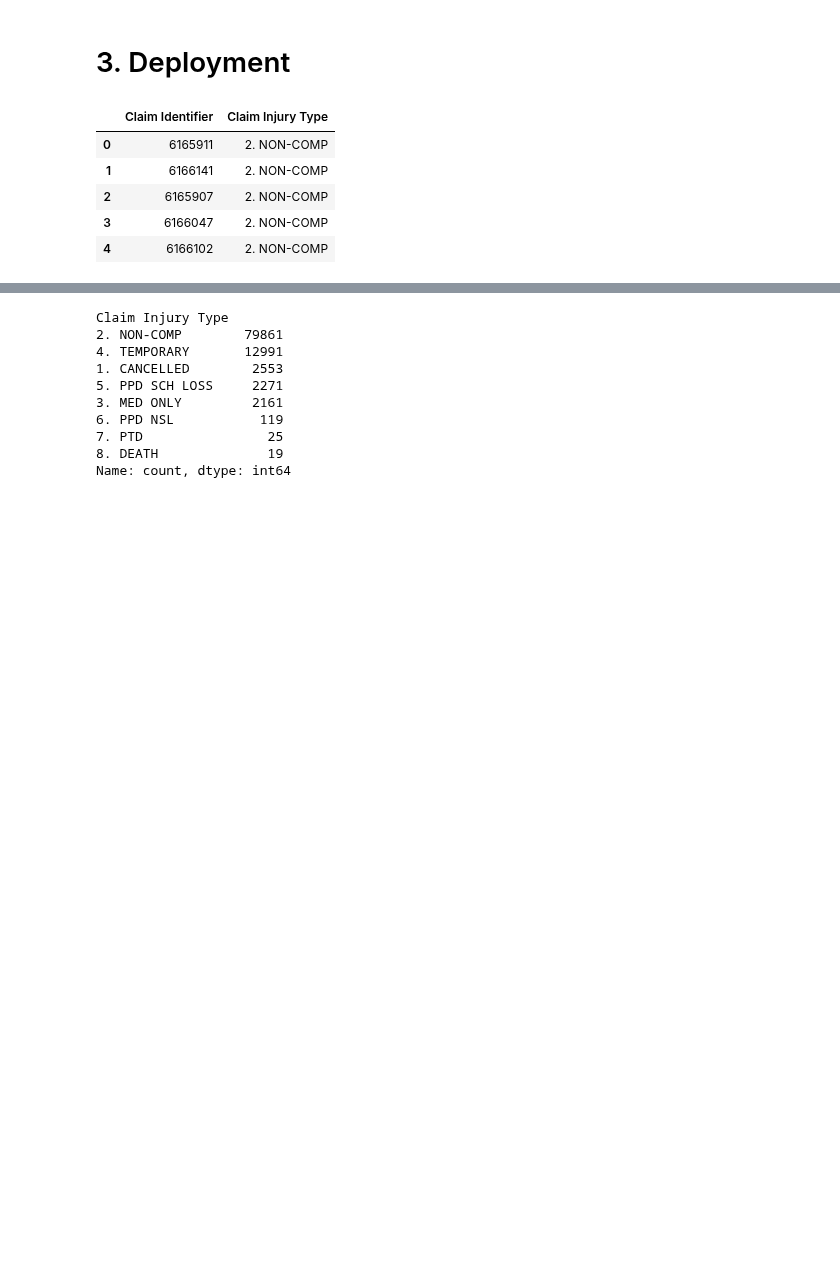
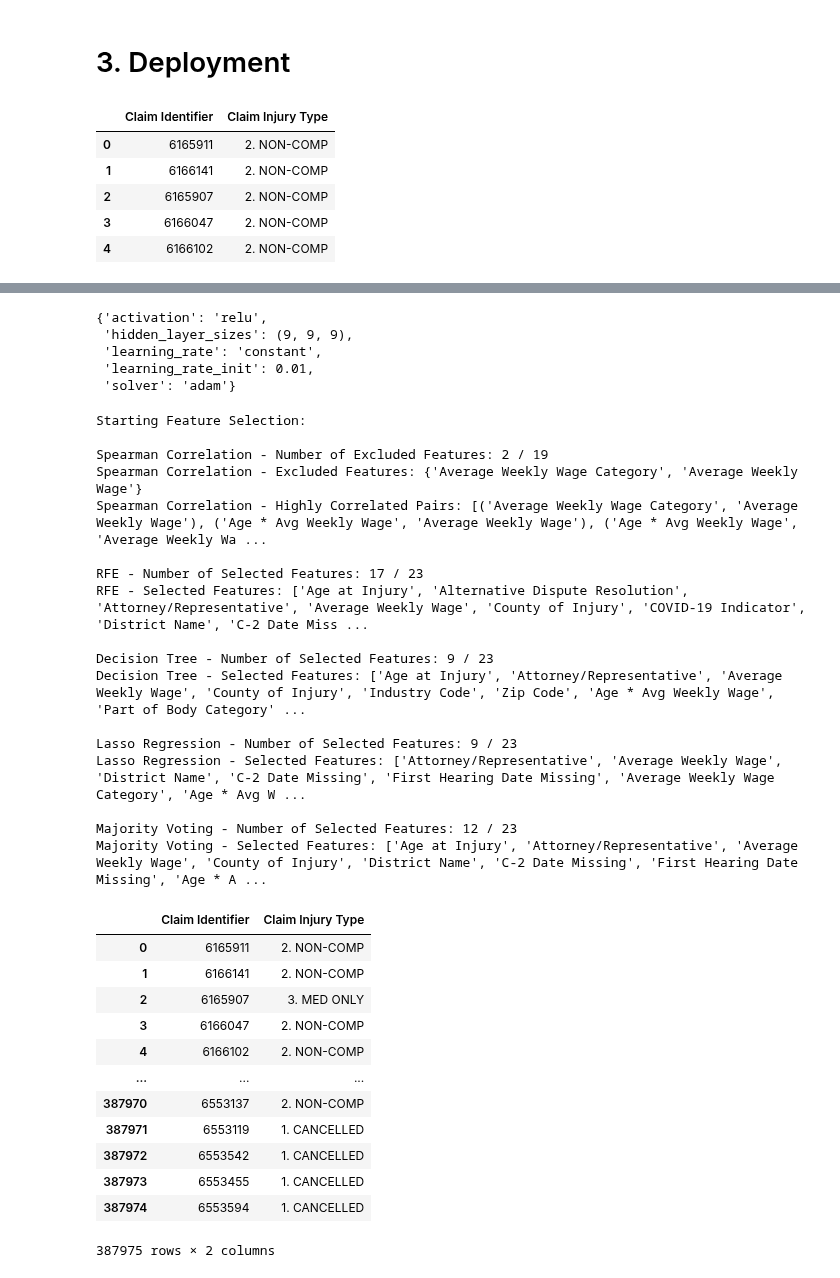
Before and after one commit to mgalao/machine-learning-project, a Jupyter notebook: project/main_notebooks/Group_38_Notebook2.ipynb, the cells around one changed output, grey strips where cells are left out. Cells and saved outputs as stored; diff of their text form; code cells hidden in the pictures; blank space fills up the shorter version.

```diff
--- a/project/main_notebooks/Group_38_Notebook2.ipynb
+++ b/project/main_notebooks/Group_38_Notebook2.ipynb
@@ -379,6 +403,6 @@ df_sample_submission.head()
 | 3 | 6166047 | 2. NON-COMP |
 | 4 | 6166102 | 2. NON-COMP |
 # %%
-# # Load results from cross-validation for best default models with optimized parameters (notebook "CV_OptimizedModels")
-# cv_dict_optimized_models = joblib.load('../results/cv_dict_optimized_models.pkl')
-# cv_df_optimized_models = joblib.load('../results/cv_df_optimized_models.pkl')
+# Load results from cross-validation for best default models with optimized parameters (notebook "CV_OptimizedModels")
+cv_dict_optimized_models = joblib.load('../results/cv_dict_optimized_models.pkl')
+cv_df_optimized_models = joblib.load('../results/cv_df_optimized_models.pkl')
@@ -391,4 +408,0 @@ df_test_sample = df_test.sample(n=100_000, random_state=42)
-# %%
-best_model = XGBClassifier()
-df_test, trained_model, cv_returns = final_predictions(df_sample, df_test_sample, best_model, feats_dict)
-df_test
@@ -426,13 +409,52 @@ Majority Voting - Selected Features: ['Age at Injury', 'Attorney/Representative'
-# %%
-df_test["Claim Injury Type"].value_counts()
-# %% [output]
-Claim Injury Type
-2. NON-COMP        79861
-4. TEMPORARY       12991
-1. CANCELLED        2553
-5. PPD SCH LOSS     2271
-3. MED ONLY         2161
-6. PPD NSL           119
-7. PTD                25
-8. DEATH              19
-Name: count, dtype: int64
+# %%
+cv_df_optimized_models.loc["NeuralNetworks", "Best Params"]
+# %% [output]
+{'activation': 'relu',
+ 'hidden_layer_sizes': (9, 9, 9),
+ 'learning_rate': 'constant',
+ 'learning_rate_init': 0.01,
+ 'solver': 'adam'}
+# %%
+# Extract the best hyperparameters for Neural Networks
+best_params = cv_df_optimized_models.loc["NeuralNetworks", "Best Params"]
+
+# Initialize the MLPClassifier
+best_model = MLPClassifier()
+
+# Set the parameters of the model
+best_model.set_params(**best_params)
+
+# Final predictions
+df_test, trained_model, cv_returns = final_predictions(df, df_test, best_model, feats_dict)
+df_test
+# %% [output]
+Starting Feature Selection:
+
+Spearman Correlation - Number of Excluded Features: 2 / 19
+Spearman Correlation - Excluded Features: {'Average Weekly Wage Category', 'Average Weekly Wage'}
+Spearman Correlation - Highly Correlated Pairs: [('Average Weekly Wage Category', 'Average Weekly Wage'), ('Age * Avg Weekly Wage', 'Average Weekly Wage'), ('Age * Avg Weekly Wage', 'Average Weekly Wa ...
+
+RFE - Number of Selected Features: 17 / 23
+RFE - Selected Features: ['Age at Injury', 'Alternative Dispute Resolution', 'Attorney/Representative', 'Average Weekly Wage', 'County of Injury', 'COVID-19 Indicator', 'District Name', 'C-2 Date Miss ...
+
+Decision Tree - Number of Selected Features: 9 / 23
+Decision Tree - Selected Features: ['Age at Injury', 'Attorney/Representative', 'Average Weekly Wage', 'County of Injury', 'Industry Code', 'Zip Code', 'Age * Avg Weekly Wage', 'Part of Body Category' ...
+
+Lasso Regression - Number of Selected Features: 9 / 23
+Lasso Regression - Selected Features: ['Attorney/Representative', 'Average Weekly Wage', 'District Name', 'C-2 Date Missing', 'First Hearing Date Missing', 'Average Weekly Wage Category', 'Age * Avg W ...
+
+Majority Voting - Number of Selected Features: 12 / 23
+Majority Voting - Selected Features: ['Age at Injury', 'Attorney/Representative', 'Average Weekly Wage', 'County of Injury', 'District Name', 'C-2 Date Missing', 'First Hearing Date Missing', 'Age * A ...
+|  | Claim Identifier | Claim Injury Type |
+| 0 | 6165911 | 2. NON-COMP |
+| 1 | 6166141 | 2. NON-COMP |
+| 2 | 6165907 | 3. MED ONLY |
+| 3 | 6166047 | 2. NON-COMP |
+| 4 | 6166102 | 2. NON-COMP |
+| ... | ... | ... |
+| 387970 | 6553137 | 2. NON-COMP |
+| 387971 | 6553119 | 1. CANCELLED |
+| 387972 | 6553542 | 1. CANCELLED |
+| 387973 | 6553455 | 1. CANCELLED |
+| 387974 | 6553594 | 1. CANCELLED |
+387975 rows × 2 columns
```
Also changed, not shown: parts of 17 cells of this notebook, 1 other file.
